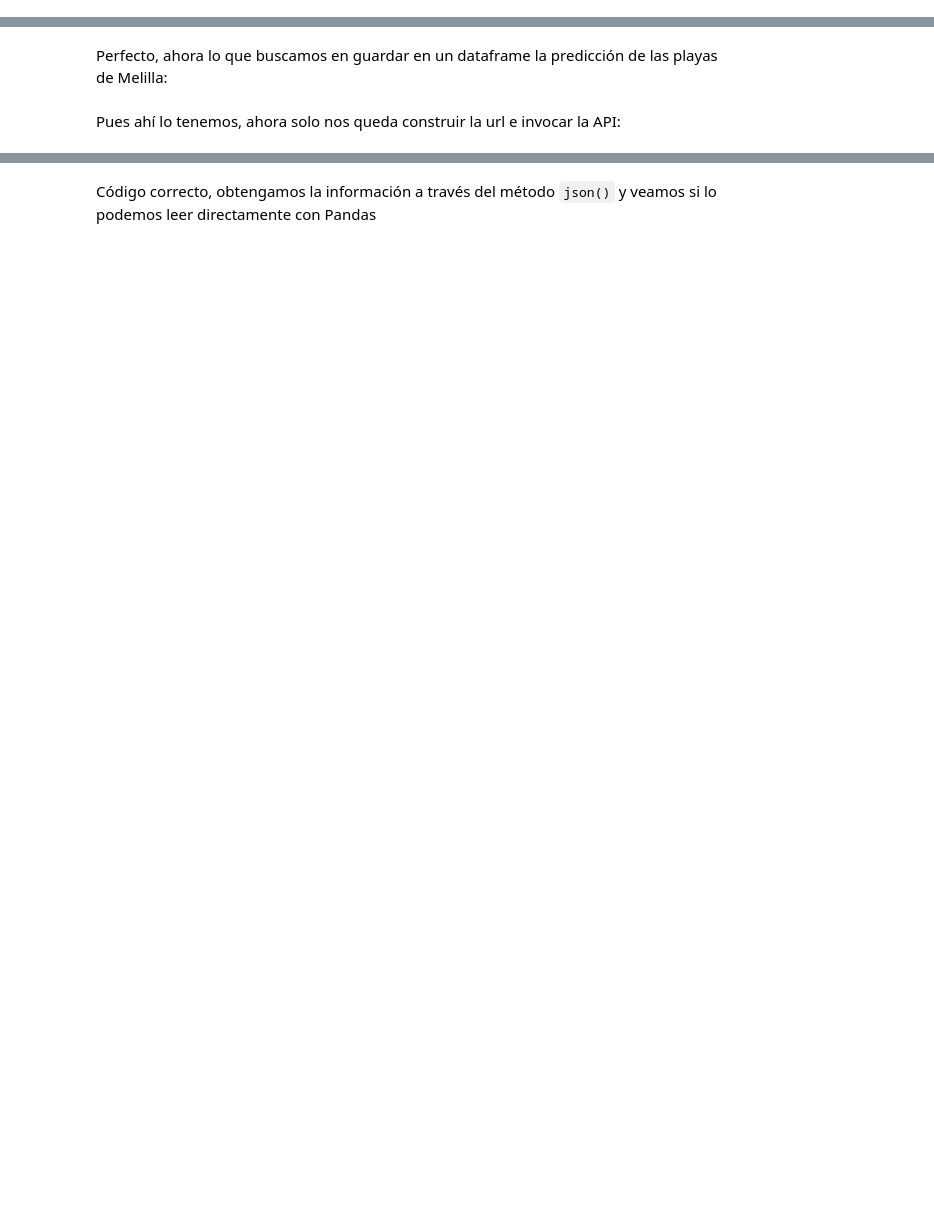
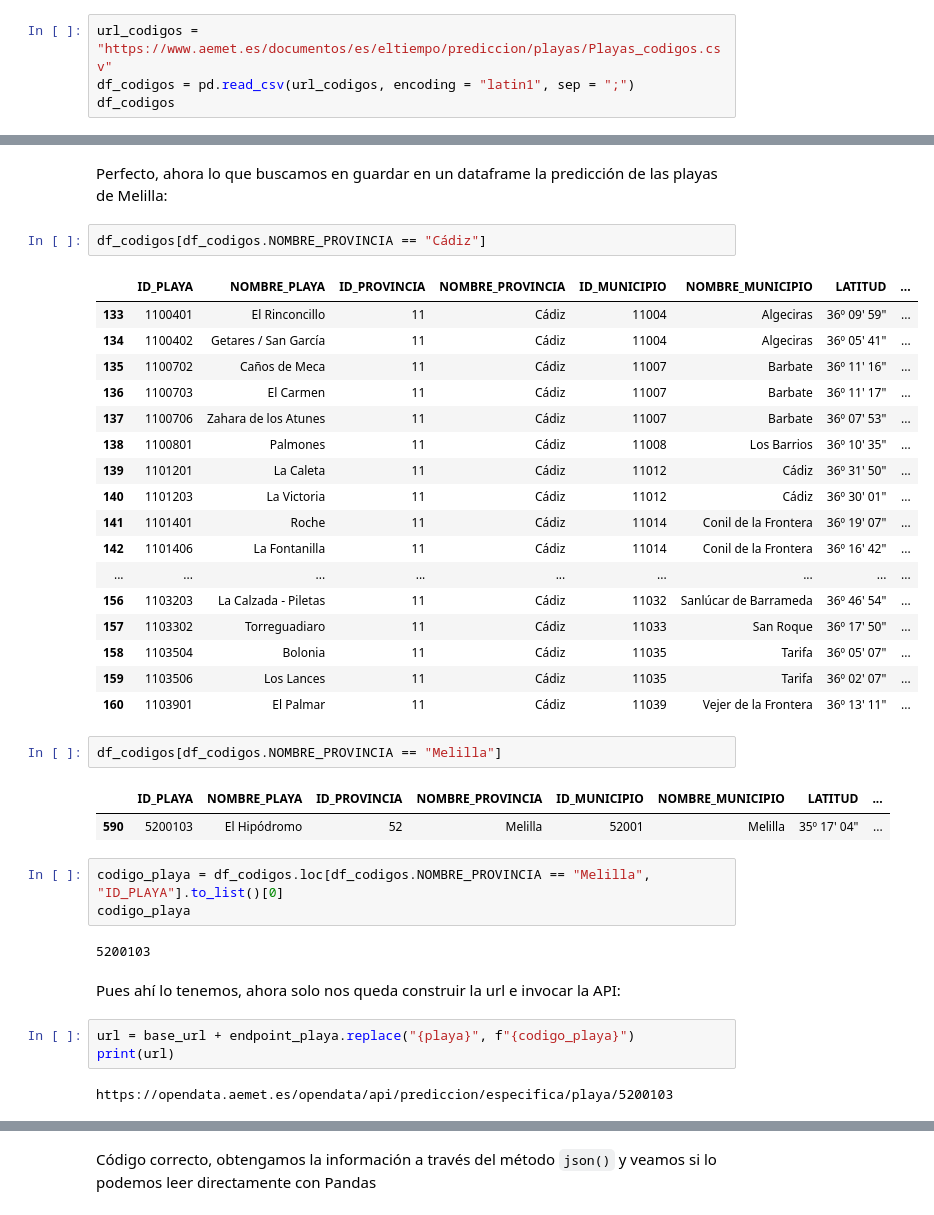
Before and after one commit to MHHsim/DS-Online-Marta-Harana, a Jupyter notebook: 03_Data_Analysis/Sprint_06/Unidad_02_Procesado_Datos_Externos_Web_Scraping_APIs/01_Workout/08_API_II_Ejemplo.ipynb, the cells around one changed output, grey strips where cells are left out. Drawn from its saved outputs; the diff is of its cells as text; blank space fills up the shorter version.

````diff
--- a/03_Data_Analysis/Sprint_06/Unidad_02_Procesado_Datos_Externos_Web_Scraping_APIs/01_Workout/08_API_II_Ejemplo.ipynb
+++ b/03_Data_Analysis/Sprint_06/Unidad_02_Procesado_Datos_Externos_Web_Scraping_APIs/01_Workout/08_API_II_Ejemplo.ipynb
@@ -44,3 +39,7 @@ response = requests.request("GET", url, headers=headers, params=querystring)
 ```
 # %% [markdown]
 Fijate donde va la API-Key, que aparece un parámetro (el headers que es donde irá el API-Token si lo usásemos). Lo tenemos todo salvo el código de las playas... Y aquí es donde quiero enseñarte una capacidad adicional de los métodos read de Pandas:
+# %%
+url_codigos = "https://www.aemet.es/documentos/es/eltiempo/prediccion/playas/Playas_codigos.csv"
+df_codigos = pd.read_csv(url_codigos, encoding = "latin1", sep = ";")
+df_codigos
@@ -47,4 +60,39 @@ Fijate donde va la API-Key, que aparece un parámetro (el headers que es donde i
 # %% [markdown]
 Perfecto, ahora lo que buscamos en guardar en un dataframe la predicción de las playas de Melilla:
+# %%
+df_codigos[df_codigos.NOMBRE_PROVINCIA == "Cádiz"]
+# %% [output]
+|  | ID_PLAYA | NOMBRE_PLAYA | ID_PROVINCIA | NOMBRE_PROVINCIA | ID_MUNICIPIO | NOMBRE_MUNICIPIO | LATITUD | ... |
+| 133 | 1100401 | El Rinconcillo | 11 | Cádiz | 11004 | Algeciras | 36º 09' 59" | ... |
+| 134 | 1100402 | Getares / San García | 11 | Cádiz | 11004 | Algeciras | 36º 05' 41" | ... |
+| 135 | 1100702 | Caños de Meca | 11 | Cádiz | 11007 | Barbate | 36º 11' 16" | ... |
+| 136 | 1100703 | El Carmen | 11 | Cádiz | 11007 | Barbate | 36º 11' 17" | ... |
+| 137 | 1100706 | Zahara de los Atunes | 11 | Cádiz | 11007 | Barbate | 36º 07' 53" | ... |
+| 138 | 1100801 | Palmones | 11 | Cádiz | 11008 | Los Barrios | 36º 10' 35" | ... |
+| 139 | 1101201 | La Caleta | 11 | Cádiz | 11012 | Cádiz | 36º 31' 50" | ... |
+| 140 | 1101203 | La Victoria | 11 | Cádiz | 11012 | Cádiz | 36º 30' 01" | ... |
+| 141 | 1101401 | Roche | 11 | Cádiz | 11014 | Conil de la Frontera | 36º 19' 07" | ... |
+| 142 | 1101406 | La Fontanilla | 11 | Cádiz | 11014 | Conil de la Frontera | 36º 16' 42" | ... |
+| ... | ... | ... | ... | ... | ... | ... | ... | ... |
+| 156 | 1103203 | La Calzada - Piletas | 11 | Cádiz | 11032 | Sanlúcar de Barrameda | 36º 46' 54" | ... |
+| 157 | 1103302 | Torreguadiaro | 11 | Cádiz | 11033 | San Roque | 36º 17' 50" | ... |
+| 158 | 1103504 | Bolonia | 11 | Cádiz | 11035 | Tarifa | 36º 05' 07" | ... |
+| 159 | 1103506 | Los Lances | 11 | Cádiz | 11035 | Tarifa | 36º 02' 07" | ... |
+| 160 | 1103901 | El Palmar | 11 | Cádiz | 11039 | Vejer de la Frontera | 36º 13' 11" | ... |
+# %%
+df_codigos[df_codigos.NOMBRE_PROVINCIA == "Melilla"]
+# %% [output]
+|  | ID_PLAYA | NOMBRE_PLAYA | ID_PROVINCIA | NOMBRE_PROVINCIA | ID_MUNICIPIO | NOMBRE_MUNICIPIO | LATITUD | ... |
+| 590 | 5200103 | El Hipódromo | 52 | Melilla | 52001 | Melilla | 35º 17' 04" | ... |
+# %%
+codigo_playa = df_codigos.loc[df_codigos.NOMBRE_PROVINCIA == "Melilla", "ID_PLAYA"].to_list()[0]
+codigo_playa
+# %% [output]
+5200103
 # %% [markdown]
 Pues ahí lo tenemos, ahora solo nos queda construir la url e invocar la API:
+# %%
+url = base_url + endpoint_playa.replace("{playa}", f"{codigo_playa}")
+print(url)
+# %% [output]
+https://opendata.aemet.es/opendata/api/prediccion/especifica/playa/5200103
````
Also changed, not shown: parts of 9 cells of this notebook.
